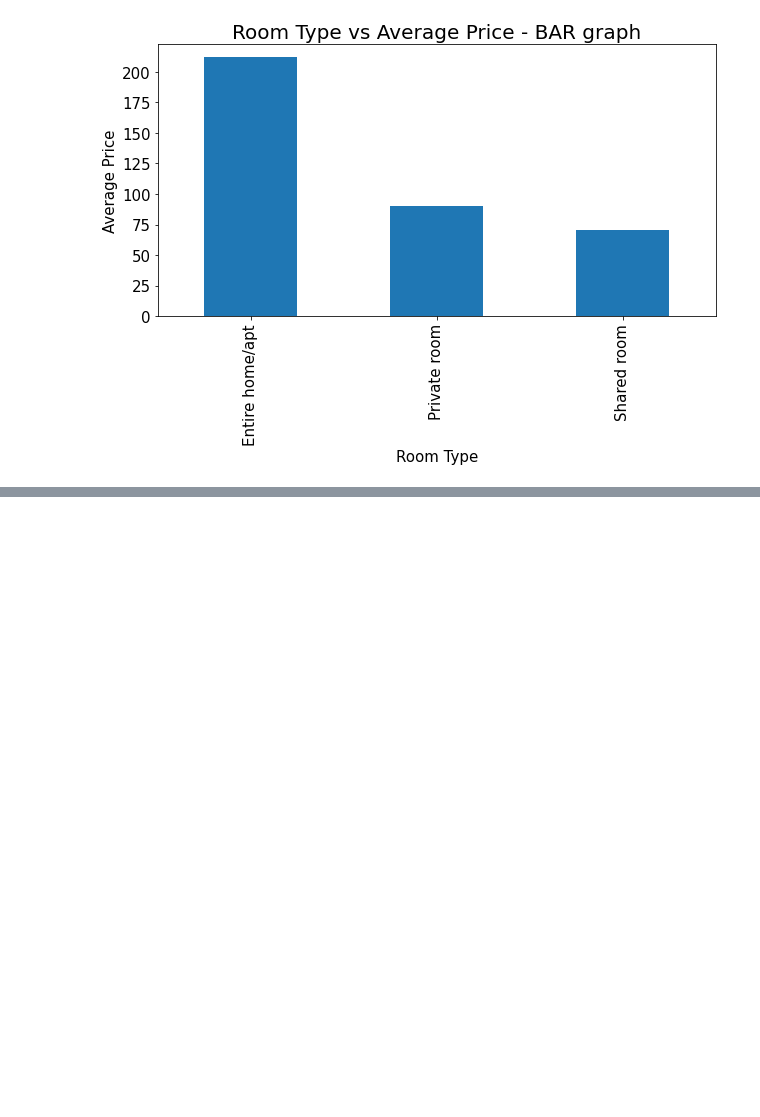
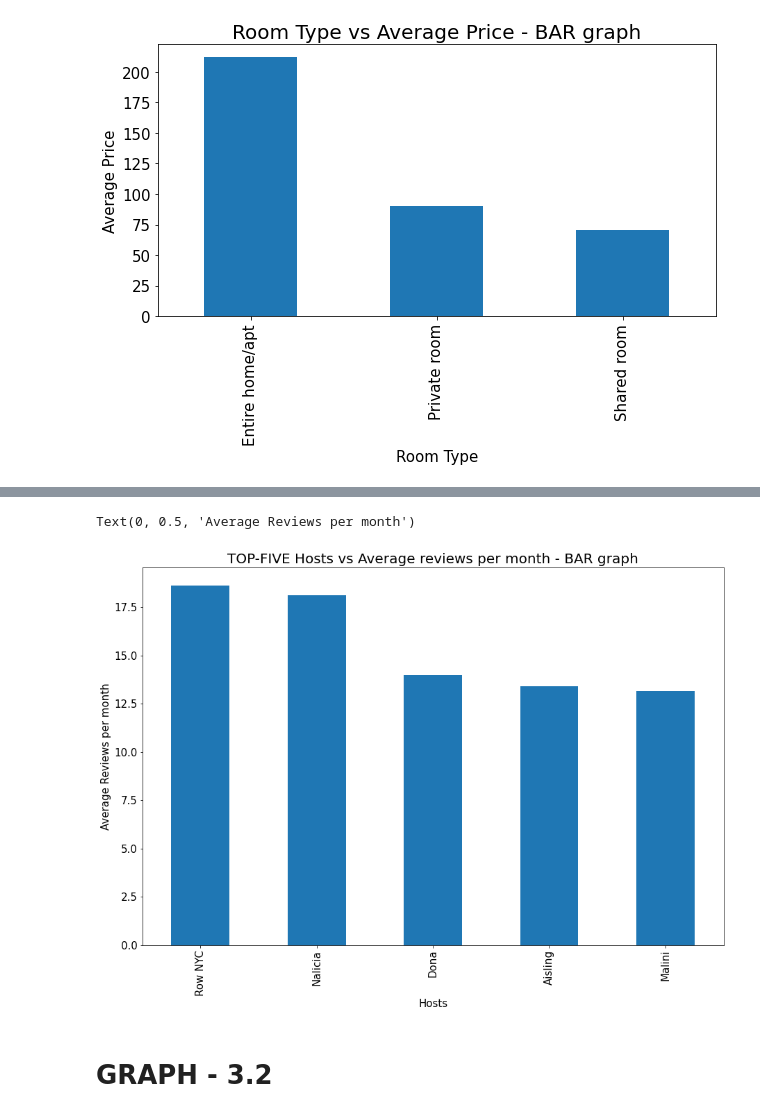
Before and after one commit to 66aadesh/AirBnB-Bookings-EDA, a Jupyter notebook: Copy_of_Airbnb_Bookings_Analysis_Capstone_Project.ipynb, the cells around one changed output, grey strips where cells are left out. Cells and saved outputs as stored; diff of their text form; code cells hidden in the pictures; blank space fills up the shorter version.

```diff
--- a/Copy_of_Airbnb_Bookings_Analysis_Capstone_Project.ipynb
+++ b/Copy_of_Airbnb_Bookings_Analysis_Capstone_Project.ipynb
@@ -389,0 +461,6 @@ Text(0, 0.5, 'Average Price')
+# %%
+# Let us find "TOP-FIVE Hosts vs Average reviews per month".
+# Out of the thousands of listings, first 5 would be good enough to know which hosts are the busiest.
+busy_hosts_df=airbnb_df.groupby(['host_name'])['reviews_per_month'].mean()
+busy_hosts_df1=busy_hosts_df.sort_values(ascending=False)
+busy_hosts_df1
@@ -389,0 +481,10 @@ Text(0, 0.5, 'Average Price')
+# %%
+bar_4=busy_hosts_df1.head().plot.bar(figsize=(15,10),fontsize=15)
+bar_4.set_title("TOP-FIVE Hosts vs Average reviews per month - BAR graph", fontsize=20)
+bar_4.set_xlabel("Hosts", fontsize=15)
+bar_4.set_ylabel("Average Reviews per month", fontsize=15)
+# %% [output]
+Text(0, 0.5, 'Average Reviews per month')
+[figure, added]
+# %% [markdown]
+# GRAPH - 3.2
```
Also changed, not shown: parts of 23 cells of this notebook.
